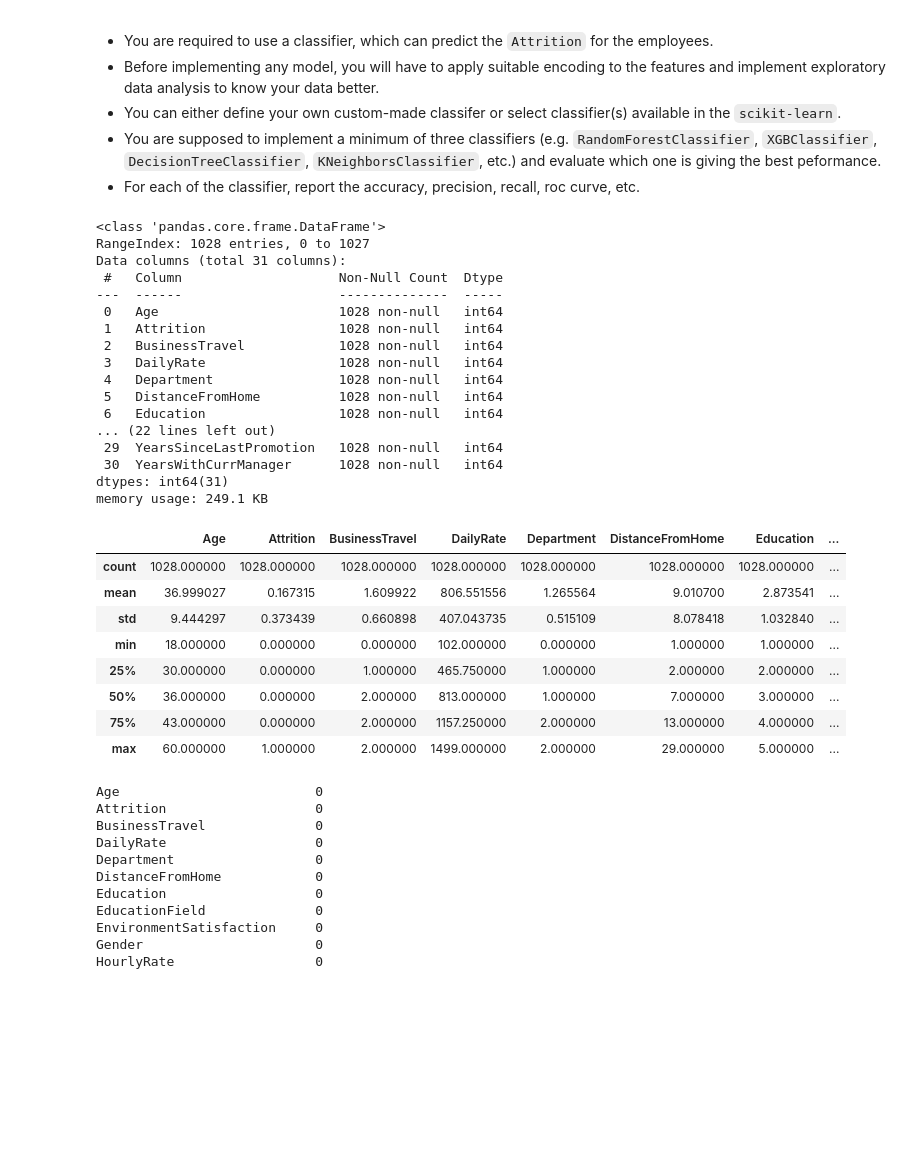
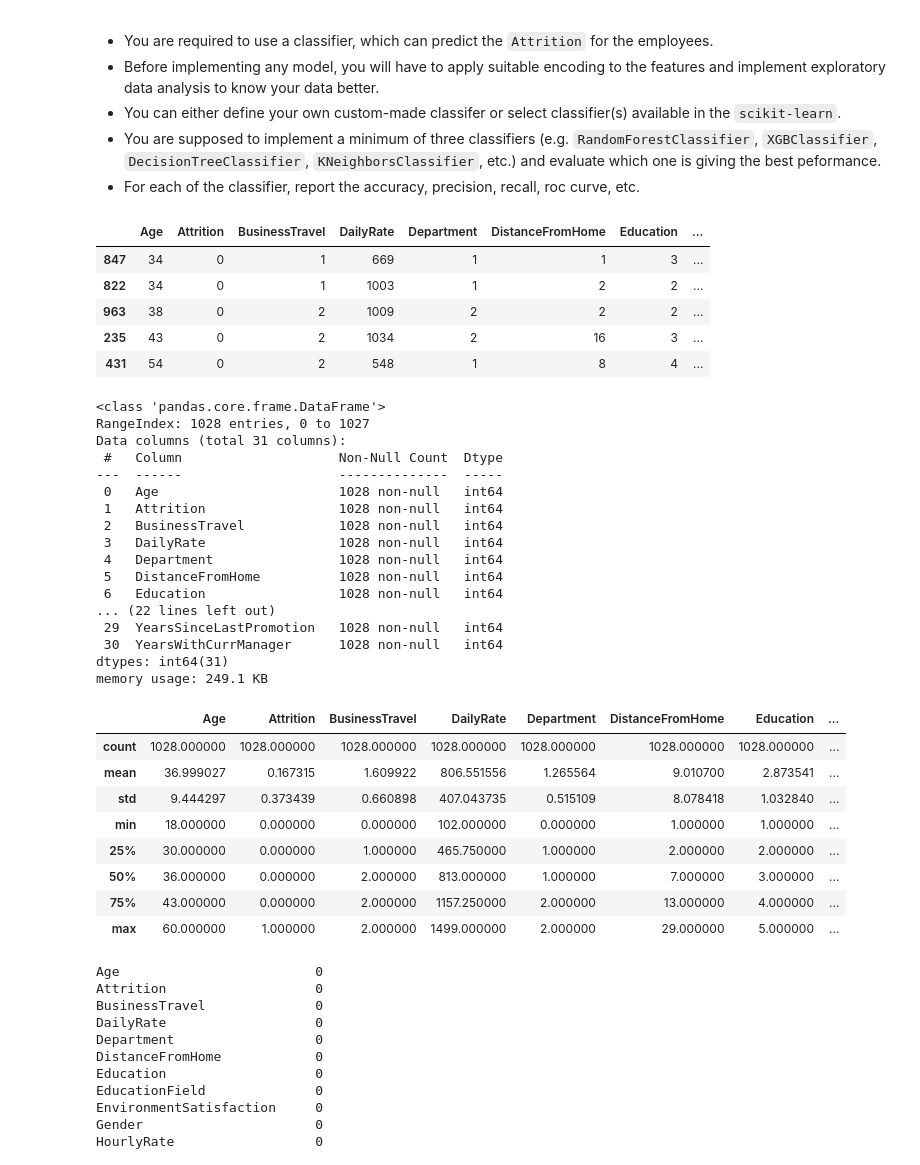
Before and after one commit to thiruragu/SHALA2020, a Jupyter notebook: ML_L1_Assignment.ipynb, the cells around one changed output. Cells and saved outputs as stored; diff of their text form; code cells hidden in the pictures; blank space fills up the shorter version.

```diff
--- a/ML_L1_Assignment.ipynb
+++ b/ML_L1_Assignment.ipynb
@@ -33,43 +33,52 @@ attrition_data.head()
 * You are supposed to implement a minimum of three classifiers (e.g.  `RandomForestClassifier`, `XGBClassifier`, `DecisionTreeClassifier`, `KNeighborsClassifier`, etc.) and evaluate which one is giving the best peformance.
 * For each of the classifier,  report the accuracy, precision, recall, roc curve, etc.
 # %%
-attrition_data = attrition_data.drop(columns=['EmployeeNumber', 'EmployeeCount', 'ID'])
+# attrition_data = attrition_data.drop(columns=['EmployeeNumber', 'EmployeeCount', 'ID'])
 from sklearn import preprocessing
 
 string_columns = attrition_data.select_dtypes(include='object')
 
 for tc in string_columns:
   attrition_data[tc] = preprocessing.LabelEncoder().fit_transform(attrition_data[tc])
 
-attrition_data.info()
-attrition_data.describe()
+attrition_data.sample(5)
 # %% [output]
-<class 'pandas.core.frame.DataFrame'>
-RangeIndex: 1028 entries, 0 to 1027
-Data columns (total 31 columns):
- #   Column                    Non-Null Count  Dtype
----  ------                    --------------  -----
- 0   Age                       1028 non-null   int64
- 1   Attrition                 1028 non-null   int64
- 2   BusinessTravel            1028 non-null   int64
- 3   DailyRate                 1028 non-null   int64
- 4   Department                1028 non-null   int64
- 5   DistanceFromHome          1028 non-null   int64
- 6   Education                 1028 non-null   int64
-... (22 lines left out)
- 29  YearsSinceLastPromotion   1028 non-null   int64
- 30  YearsWithCurrManager      1028 non-null   int64
-dtypes: int64(31)
-memory usage: 249.1 KB
 |  | Age | Attrition | BusinessTravel | DailyRate | Department | DistanceFromHome | Education | ... |
-| count | 1028.000000 | 1028.000000 | 1028.000000 | 1028.000000 | 1028.000000 | 1028.000000 | 1028.000000 | ... |
-| mean | 36.999027 | 0.167315 | 1.609922 | 806.551556 | 1.265564 | 9.010700 | 2.873541 | ... |
-| std | 9.444297 | 0.373439 | 0.660898 | 407.043735 | 0.515109 | 8.078418 | 1.032840 | ... |
-| min | 18.000000 | 0.000000 | 0.000000 | 102.000000 | 0.000000 | 1.000000 | 1.000000 | ... |
-| 25% | 30.000000 | 0.000000 | 1.000000 | 465.750000 | 1.000000 | 2.000000 | 2.000000 | ... |
-| 50% | 36.000000 | 0.000000 | 2.000000 | 813.000000 | 1.000000 | 7.000000 | 3.000000 | ... |
-| 75% | 43.000000 | 0.000000 | 2.000000 | 1157.250000 | 2.000000 | 13.000000 | 4.000000 | ... |
-| max | 60.000000 | 1.000000 | 2.000000 | 1499.000000 | 2.000000 | 29.000000 | 5.000000 | ... |
+| 847 | 34 | 0 | 1 | 669 | 1 | 1 | 3 | ... |
+| 822 | 34 | 0 | 1 | 1003 | 1 | 2 | 2 | ... |
+| 963 | 38 | 0 | 2 | 1009 | 2 | 2 | 2 | ... |
+| 235 | 43 | 0 | 2 | 1034 | 2 | 16 | 3 | ... |
+| 431 | 54 | 0 | 2 | 548 | 1 | 8 | 4 | ... |
+# %%
+attrition_data.info()
+attrition_data.describe()
+# %% [output]
+<class 'pandas.core.frame.DataFrame'>
+RangeIndex: 1028 entries, 0 to 1027
+Data columns (total 31 columns):
+ #   Column                    Non-Null Count  Dtype
+---  ------                    --------------  -----
+ 0   Age                       1028 non-null   int64
+ 1   Attrition                 1028 non-null   int64
+ 2   BusinessTravel            1028 non-null   int64
+ 3   DailyRate                 1028 non-null   int64
+ 4   Department                1028 non-null   int64
+ 5   DistanceFromHome          1028 non-null   int64
+ 6   Education                 1028 non-null   int64
+... (22 lines left out)
+ 29  YearsSinceLastPromotion   1028 non-null   int64
+ 30  YearsWithCurrManager      1028 non-null   int64
+dtypes: int64(31)
+memory usage: 249.1 KB
+|  | Age | Attrition | BusinessTravel | DailyRate | Department | DistanceFromHome | Education | ... |
+| count | 1028.000000 | 1028.000000 | 1028.000000 | 1028.000000 | 1028.000000 | 1028.000000 | 1028.000000 | ... |
+| mean | 36.999027 | 0.167315 | 1.609922 | 806.551556 | 1.265564 | 9.010700 | 2.873541 | ... |
+| std | 9.444297 | 0.373439 | 0.660898 | 407.043735 | 0.515109 | 8.078418 | 1.032840 | ... |
+| min | 18.000000 | 0.000000 | 0.000000 | 102.000000 | 0.000000 | 1.000000 | 1.000000 | ... |
+| 25% | 30.000000 | 0.000000 | 1.000000 | 465.750000 | 1.000000 | 2.000000 | 2.000000 | ... |
+| 50% | 36.000000 | 0.000000 | 2.000000 | 813.000000 | 1.000000 | 7.000000 | 3.000000 | ... |
+| 75% | 43.000000 | 0.000000 | 2.000000 | 1157.250000 | 2.000000 | 13.000000 | 4.000000 | ... |
+| max | 60.000000 | 1.000000 | 2.000000 | 1499.000000 | 2.000000 | 29.000000 | 5.000000 | ... |
 # %%
 print(attrition_data.isna().sum())
 # %% [output]
```
Also changed, not shown: parts of 1 cell of this notebook.
